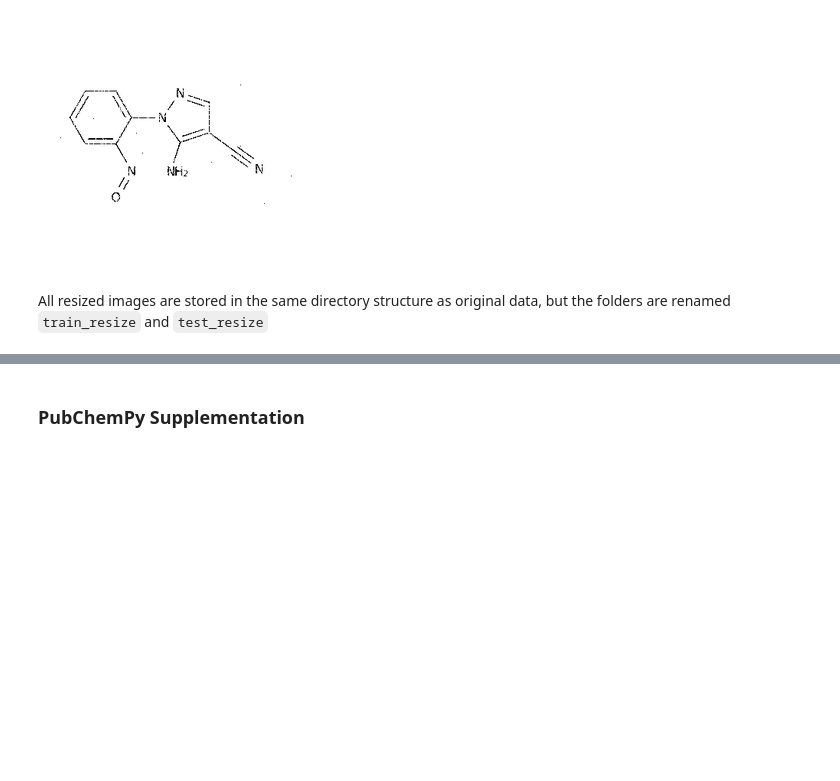
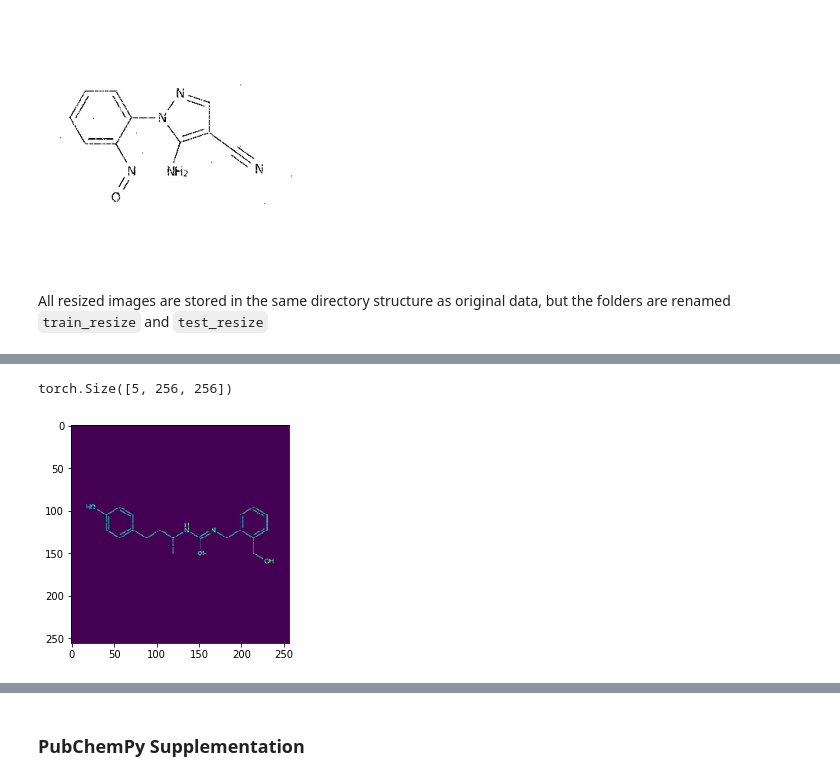
Before and after one commit to wesleyktatum/bms_kaggle, a Jupyter notebook: ipynb/od_exploration.ipynb, the cells around one changed output, grey strips where cells are left out. Saved outputs shown, nothing was run; the diff lists cells and outputs as text; code cells hidden in the pictures; blank space fills up the shorter version.

```diff
--- a/ipynb/od_exploration.ipynb
+++ b/ipynb/od_exploration.ipynb
@@ -255,0 +318,11 @@ All resized images are stored in the same directory structure as original data,
+# %%
+img, encoded_inchi = mol_train[0]
+# %%
+img.shape
+# %% [output]
+torch.Size([5, 256, 256])
+# %%
+plt.imshow(img[0,:,:])
+plt.show()
+# %% [output]
+[figure, added]
```
Also changed, not shown: parts of 10 cells of this notebook, 1 other file.
